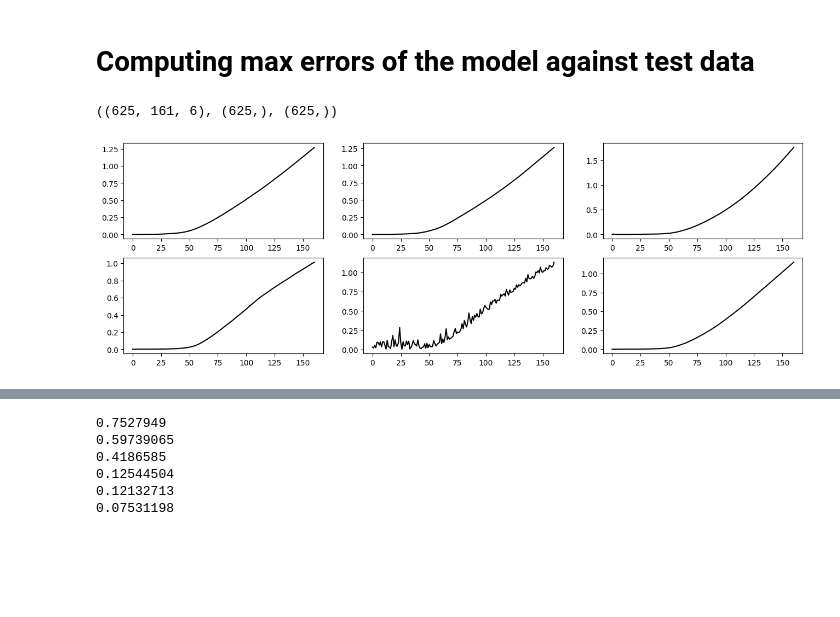
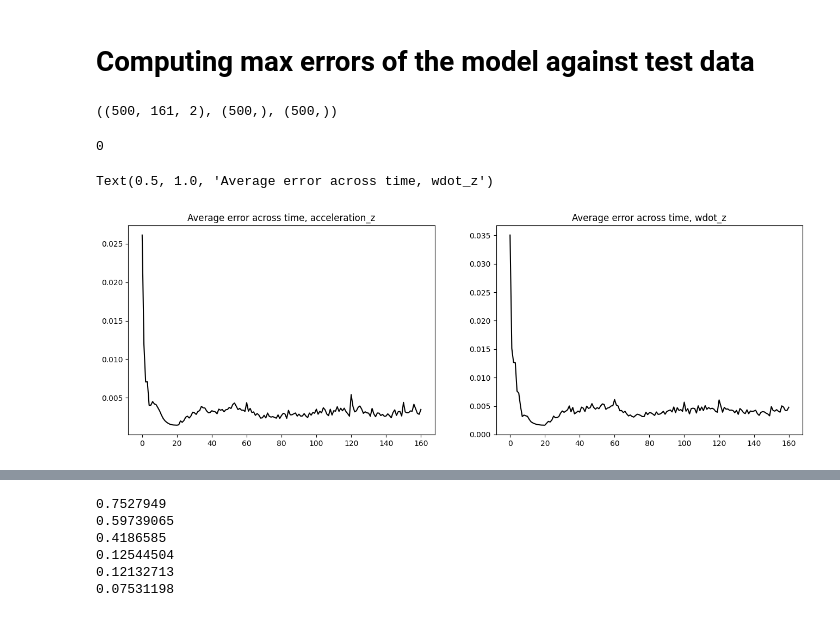
Before and after one commit to Rayan76q/EI-DATA-DRIVEN-CONTROL, a Jupyter notebook: src/model/notebooks/test_model_all_outputs.ipynb, the cells around one changed output, grey strips where cells are left out. Cells and saved outputs as stored; diff of their text form; code cells hidden in the pictures; blank space fills up the shorter version.

Commit message:
dataset cleaning and model test

```diff
--- a/src/model/notebooks/test_model_all_outputs.ipynb
+++ b/src/model/notebooks/test_model_all_outputs.ipynb
@@ -18,25 +18,22 @@ def normalize(input_array):
     return (input_array - min_val) / (max_val - min_val)
 
 def standardize(input_array):
-    return (input_array - np.mean(input_array)) / np.std(input_array)
+    return (input_array - np.mean(input_array)) / (np.std(input_array) + 1e-5)
 def mimic_standardize(input_array, mimic_mean, mimic_std):
-    return (input_array - mimic_mean) / mimic_std
+    return (input_array - mimic_mean) / (mimic_std + 1e-5)
 
 # data import
 
-data_in = np.genfromtxt("fourth_dataset/db4_combined_input_6.csv", delimiter=",", dtype=np.float32)
-data_out = np.genfromtxt("fourth_dataset/db4_combined_output_6x.csv", delimiter=",", dtype=np.float32)
+data_in = np.genfromtxt("db_inputs1.csv", delimiter=",", dtype=np.float32)
+data_out = np.genfromtxt("db_outputs1.csv", delimiter=",", dtype=np.float32)
 nb_data = data_in.shape[0]
 
-def stack4_tensor(input_np_array):
-    output_np = np.reshape(input_np_array, (input_np_array.shape[0], input_np_array.shape[1] // 4, 4))
-    return torch.tensor(output_np, dtype=torch.float32)
-def stack6_tensor(input_np_array):
-    output_np = np.reshape(input_np_array, (input_np_array.shape[0], input_np_array.shape[1] // 6, 6))
+def stack_tensor(input_np_array, n):
+    output_np = np.reshape(input_np_array, (input_np_array.shape[0], input_np_array.shape[1] // n, n))
     return torch.tensor(output_np, dtype=torch.float32)
 
-data_in_torch = stack4_tensor(data_in)
-data_out_torch = stack6_tensor(data_out)
+data_in_torch = stack_tensor(data_in, 4)
+data_out_torch = stack_tensor(data_out, 2)
 # %% [markdown]
 Normalizing accordingly to training data
 # %%
@@ -45,9 +42,8 @@ train_size = int(0.90*nb_data)
 val_size = int(0.00*nb_data)
 test_size = int(0.10*nb_data)
 
-input_data = mimic_standardize(data_in_torch, torch.tensor([ 2.1357e+00,  2.0267e-03, -3.4298e-04, -4.7241e-05]), torch.tensor([2.8753, 0.9143, 0.8546, 0.8566]))
-output_data = mimic_standardize(data_out_torch, torch.tensor([-1.5773e-01, -2.2508e-01, -5.8805e+01, -9.1914e-03,  2.9042e-01,
-         1.1632e+00]), torch.tensor([ 19.1642,  19.9494, 113.0530,  20.7793,  20.4650,  59.5704]))
+input_data = mimic_standardize(data_in_torch, torch.tensor([-0.0205,  0.0014,  0.0000,  0.0000]), torch.tensor([6.4559, 0.4590, 0.0000, 0.0000]))
+output_data = mimic_standardize(data_out_torch, torch.tensor([-9.9011,  0.0310]), torch.tensor([20.6719, 10.7658]))
 # %% [markdown]
 # Testing via Torch model
 # %%
@@ -96,10 +92,10 @@ class ModelNN(nn.Module):
         out, h_new = self.rnn(x, h)
         return self.head(out), h_new
 
-hidden_layer_size = 128
+hidden_layer_size = 64
 
-model = ModelNN(4, 6, "LSTM", hidden_layer_size, 2)
-model.load_state_dict(torch.load("rnn_model_thrust_pos.pt", weights_only=True))
+model = ModelNN(4, 2, "RNN", hidden_layer_size, 1)
+model.load_state_dict(torch.load("rnn_model_thrust_speeds_best.pt", weights_only=True))
 # %% [output]
 <All keys matched successfully>
 # %% [markdown]
@@ -114,9 +110,7 @@ idx_measure = 0
 
 for idx in range(train_size+val_size, nb_data):
     full_sequence = input_data[idx].unsqueeze(0)
-    h0 = torch.zeros((2, 1, hidden_layer_size))
-    c0 = torch.zeros((2, 1, hidden_layer_size))
-    h = (h0, c0)
+    h = torch.zeros((1, 1, hidden_layer_size))
 
     outputs_list = []
     for t in range(full_sequence.size(1)):
@@ -126,7 +120,6 @@ for idx in range(train_size+val_size, nb_data):
         outputs_list.append(out)
 
     outputs_cat = torch.cat(outputs_list, axis=1)
-
     distances.append(np.abs(outputs_cat[0].detach().numpy() - output_data[idx].detach().numpy()))
 
     mean_distances.append(torch.mean(torch.abs(outputs_cat[0][:, idx_measure].detach() - output_data[idx][:, idx_measure].detach())))
@@ -138,16 +131,24 @@ max_distances = np.array(max_distances)
 
 distances.shape, mean_distances.shape, max_distances.shape
 # %% [output]
-((625, 161, 6), (625,), (625,))
+((500, 161, 2), (500,), (500,))
+# %%
+print(np.sum(np.isnan(distances)))
+# %% [output]
+0
 # %%
 average_on_test = np.mean(distances, axis=0)
-fig, axes = plt.subplots(2, 3)
+fig, axes = plt.subplots(1, 2)
 fig.set_figheight(5)
 fig.set_figwidth(16)
-for i in range(6):
-    axes[i//3, i%3].plot(average_on_test[:, i], c="black")
+
+axes[0].plot(average_on_test[:, 0], c="black")
+axes[0].set_title("Average error across time, acceleration_z")
+axes[1].plot(average_on_test[:, 1], c="black")
+axes[1].set_title("Average error across time, wdot_z")
 # %% [output]
+Text(0.5, 1.0, 'Average error across time, wdot_z')
-[figure, old version]
+[figure, new version]
 # %%
 plt.figure()
 plt.hist(mean_distances, bins=100)
```
Also changed, not shown: parts of 2 cells of this notebook, 2 other files.
